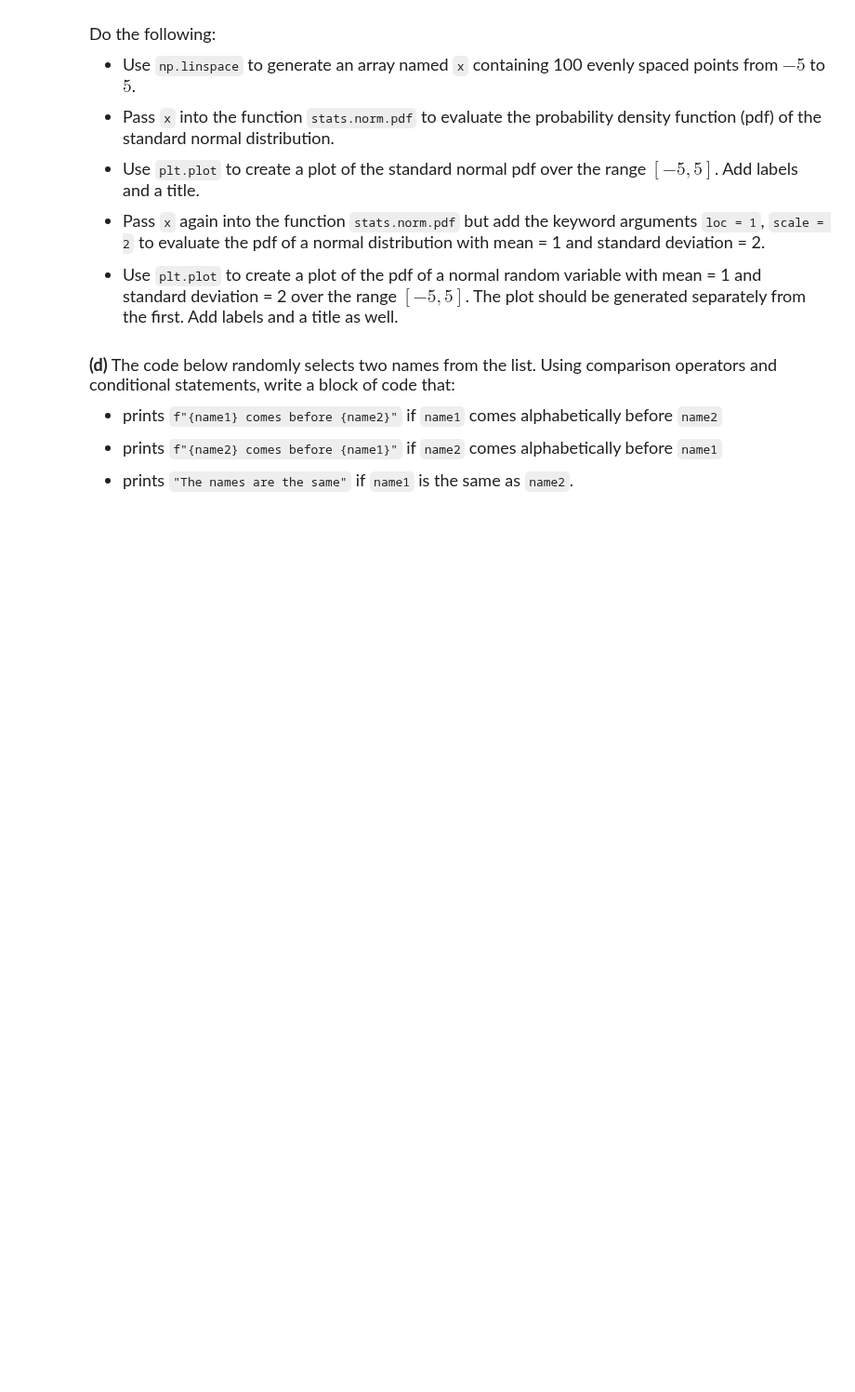
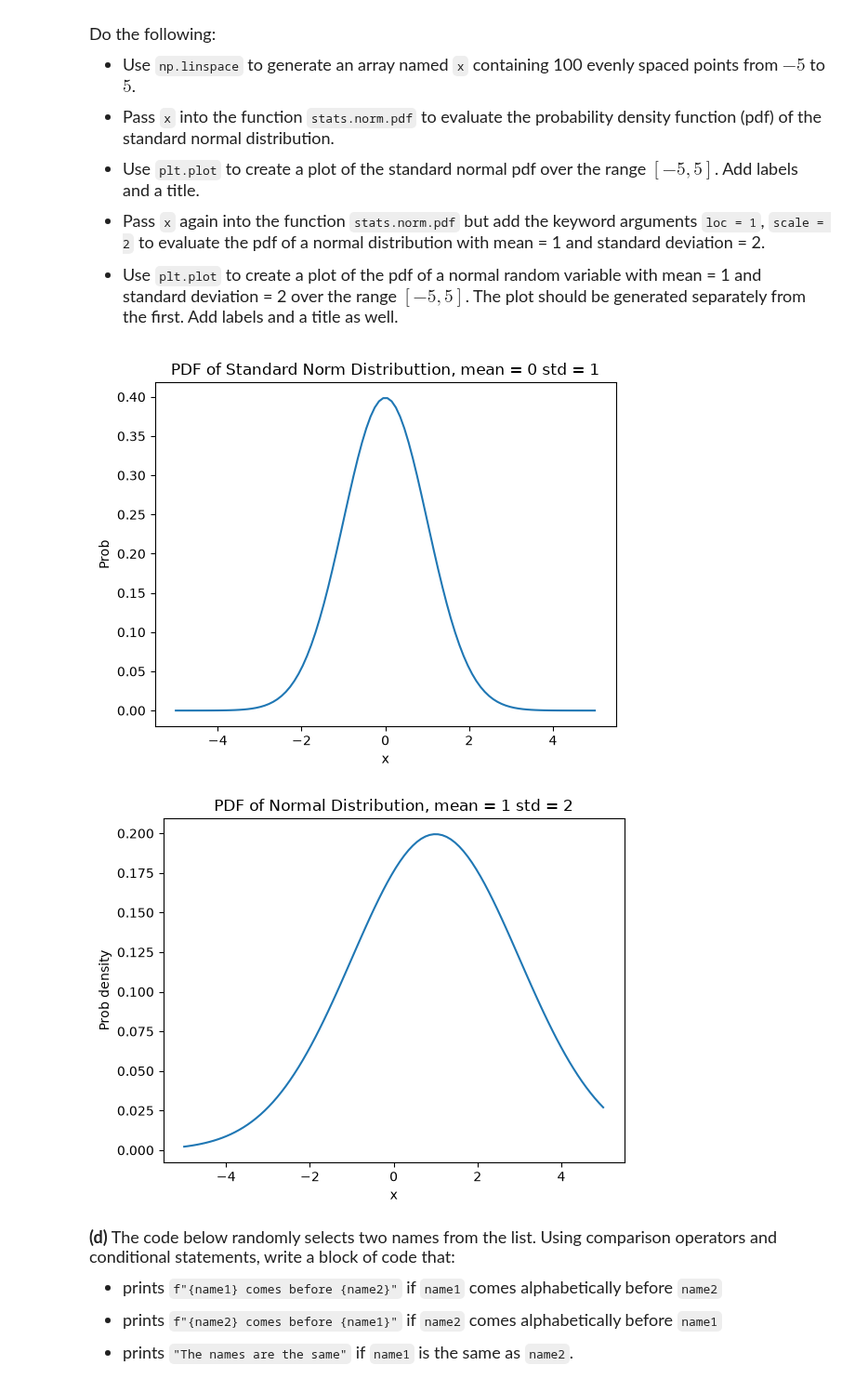
Before and after one commit to Michal-Fink/datasci185fall2026, a Jupyter notebook: _assignments/assignment_3/Assignment3-v2.ipynb, the cells around one changed output. Shown at 93% size. Saved outputs shown, nothing was run; the diff lists cells and outputs as text; code cells hidden in the pictures; blank space fills up the shorter version.

```diff
--- a/_assignments/assignment_3/Assignment3-v2.ipynb
+++ b/_assignments/assignment_3/Assignment3-v2.ipynb
@@ -64,9 +89,30 @@ Do the following:
 # %%
 import numpy as np
 import scipy.stats as stats
-
+import matplotlib.pyplot as plt
 # your code here
 # create and show BOTH plots in this cell
+
+x= np.linspace(-5, 5, 100)
+pdf_standard= stats.norm.pdf(x)
+
+plt.plot(x, pdf_standard)
+plt.xlabel("x")
+plt.ylabel('Prob')
+plt.title("PDF of Standard Norm Distributtion, mean = 0 std = 1")
+plt.show()
+
+#what is the math behind this code doing I'm confused
+pdf_not_standard = stats.norm.pdf(x, loc=1, scale= 2)
+
+plt.plot(x, pdf_not_standard)
+plt.xlabel("x")
+plt.ylabel('Prob density')
+plt.title("PDF of Normal Distribution, mean = 1 std = 2")
+plt.show()
+# %% [output]
+[figure, added]
+[figure, added]
 # %% [markdown]
 <font size = "4">
 
```
Also changed, not shown: parts of 4 cells of this notebook, 2 other files.
